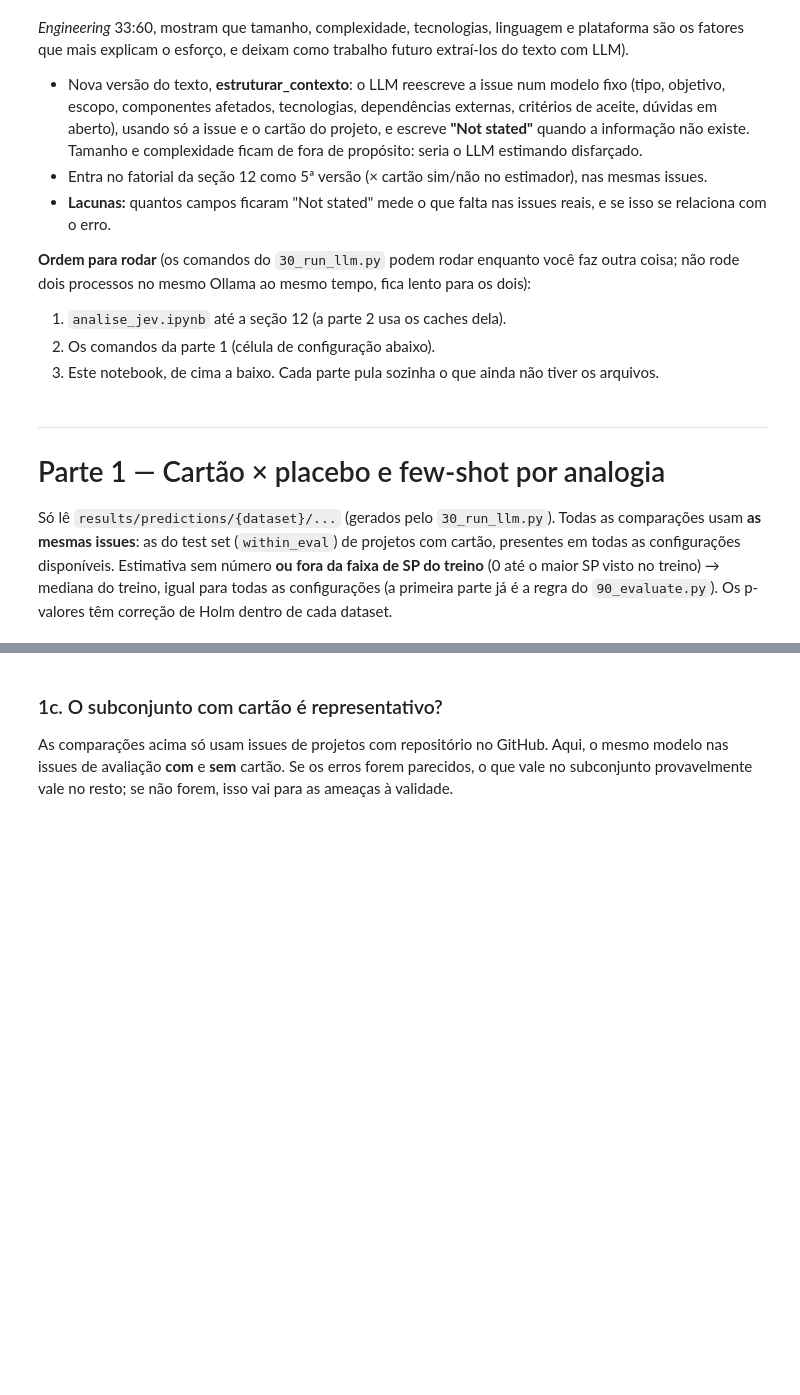
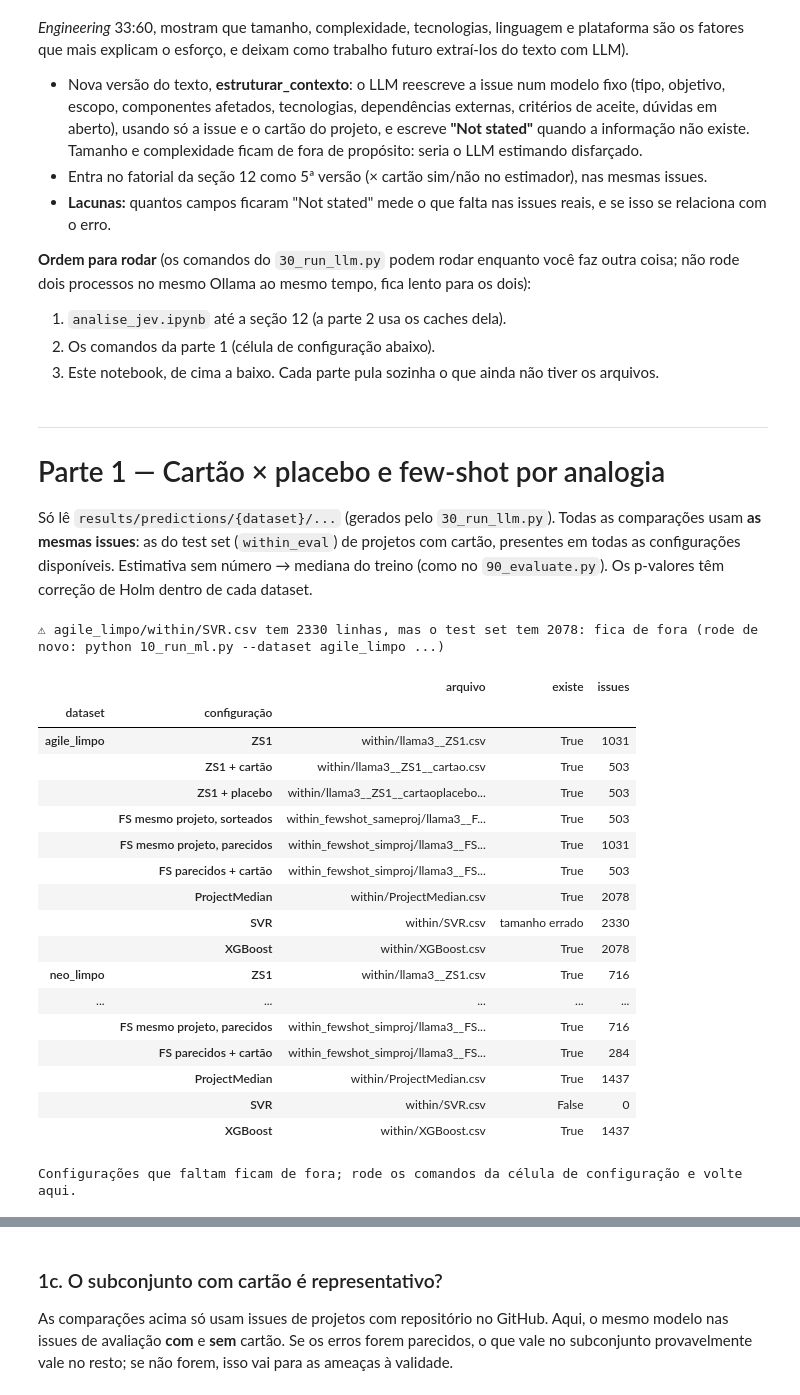
Before and after one commit to anaclaragalvao/Story-Points-Estimation, a Jupyter notebook: repro/analise_extensoes.ipynb, the cells around one changed output, grey strips where cells are left out. Cells and saved outputs as stored; diff of their text form; code cells hidden in the pictures; blank space fills up the shorter version.

```diff
--- a/repro/analise_extensoes.ipynb
+++ b/repro/analise_extensoes.ipynb
@@ -158,42 +149,58 @@ pd.set_option("display.float_format", "{:.3f}".format); pd.set_option("display.w
 
 Só lê `results/predictions/{dataset}/...` (gerados pelo `30_run_llm.py`). Todas as comparações usam **as mesmas
 issues**: as do test set (`within_eval`) de projetos com cartão, presentes em todas as configurações disponíveis.
-Estimativa sem número **ou fora da faixa de SP do treino** (0 até o maior SP visto no treino) → mediana do
-treino, igual para todas as configurações (a primeira parte já é a regra do `90_evaluate.py`). Os p-valores têm correção de Holm dentro de
+Estimativa sem número → mediana do treino (como no `90_evaluate.py`). Os p-valores têm correção de Holm dentro de
 cada dataset.
 # %%
 CONFIGS = {   # nome legível -> (protocolo, arquivo)
     "ZS1":                         ("within", f"{LLM}__ZS1.csv"),
     "ZS1 + cartão":                ("within", f"{LLM}__ZS1__cartao.csv"),
     "ZS1 + placebo":               ("within", f"{LLM}__ZS1__cartaoplacebo.csv"),
     "FS mesmo projeto, sorteados": ("within_fewshot_sameproj", f"{LLM}__FS1__same_project.csv"),
     "FS mesmo projeto, parecidos": ("within_fewshot_simproj", f"{LLM}__FS1__similar_same_project.csv"),
     "FS parecidos + cartão":       ("within_fewshot_simproj", f"{LLM}__FS1__similar_same_project__cartao.csv"),
 }
 REFERENCIAS = {"ProjectMedian": ("within", "ProjectMedian.csv"), "SVR": ("within", "SVR.csv"),
                "XGBoost": ("within", "XGBoost.csv")}
 
 P1, disp = {}, []
 for ds in DATASETS:
     for nome, (proto, arq) in {**CONFIGS, **REFERENCIAS}.items():
         f = config.PREDICTIONS / ds / proto / arq
         ok = f.exists()
         disp.append({"dataset": ds, "configuração": nome, "arquivo": f"{proto}/{arq}", "existe": ok,
                      "issues": len(pd.read_csv(f)) if ok else 0})
         if ok:
             p = pd.read_csv(f, dtype={"issue_id": str, "project": str})
             n_test = int((load_merged(ds).within == "test").sum())
             if nome in REFERENCIAS and len(p) != n_test:      # ex.: SVR treinado no dataset errado
                 print(f"⚠ {ds}/{proto}/{arq} tem {len(p)} linhas, mas o test set tem {n_test}: fica de fora "
                       f"(rode de novo: python 10_run_ml.py --dataset {ds} ...)")
                 disp[-1]["existe"] = "tamanho errado"; continue
-            p["y_pred_bruto"] = pd.to_numeric(p.y_pred, errors="coerce")
-            p["y_pred"] = na_faixa(p.y_pred_bruto, ds)
-            disp[-1]["fora da faixa"] = int((p.y_pred_bruto.notna() & p.y_pred.isna()).sum())
             P1[(ds, nome)] = p.set_index("issue_id")
 display(pd.DataFrame(disp).set_index(["dataset", "configuração"]), nome="P1 arquivos")
-print(f"'fora da faixa' = respostas fora de 0 a {SP_MAX} (maior SP do treino): contam como inválidas → mediana do treino.")
 print("Configurações que faltam ficam de fora; rode os comandos da célula de configuração e volte aqui.")
+# %% [output]
+⚠ agile_limpo/within/SVR.csv tem 2330 linhas, mas o test set tem 2078: fica de fora (rode de novo: python 10_run_ml.py --dataset agile_limpo ...)
+|  |  | arquivo | existe | issues |
+| dataset | configuração |  |  |  |
+| agile_limpo | ZS1 | within/llama3__ZS1.csv | True | 1031 |
+|  | ZS1 + cartão | within/llama3__ZS1__cartao.csv | True | 503 |
+|  | ZS1 + placebo | within/llama3__ZS1__cartaoplacebo... | True | 503 |
+|  | FS mesmo projeto, sorteados | within_fewshot_sameproj/llama3__F... | True | 503 |
+|  | FS mesmo projeto, parecidos | within_fewshot_simproj/llama3__FS... | True | 1031 |
+|  | FS parecidos + cartão | within_fewshot_simproj/llama3__FS... | True | 503 |
+|  | ProjectMedian | within/ProjectMedian.csv | True | 2078 |
+|  | SVR | within/SVR.csv | tamanho errado | 2330 |
+|  | XGBoost | within/XGBoost.csv | True | 2078 |
+| neo_limpo | ZS1 | within/llama3__ZS1.csv | True | 716 |
+| ... | ... | ... | ... | ... |
+|  | FS mesmo projeto, parecidos | within_fewshot_simproj/llama3__FS... | True | 716 |
+|  | FS parecidos + cartão | within_fewshot_simproj/llama3__FS... | True | 284 |
+|  | ProjectMedian | within/ProjectMedian.csv | True | 1437 |
+|  | SVR | within/SVR.csv | False | 0 |
+|  | XGBoost | within/XGBoost.csv | True | 1437 |
+Configurações que faltam ficam de fora; rode os comandos da célula de configuração e volte aqui.
 # %%
 SECAO1 = []
 rows_mae, rows_c, por_proj = [], [], []
```
Also changed, not shown: parts of 15 cells of this notebook, 7 other files.
